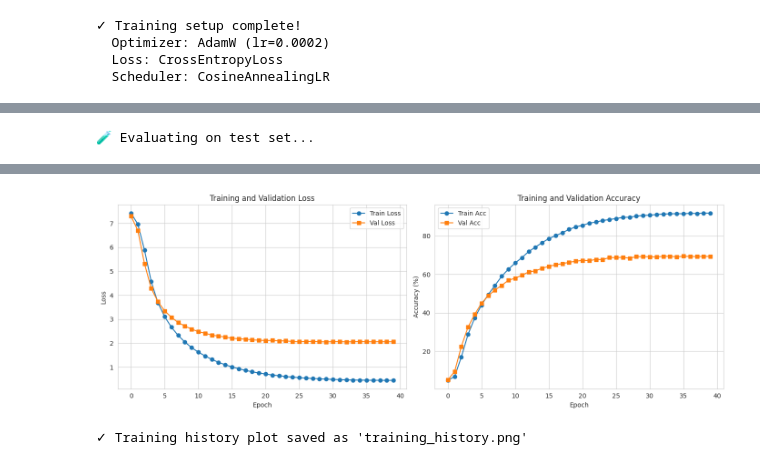
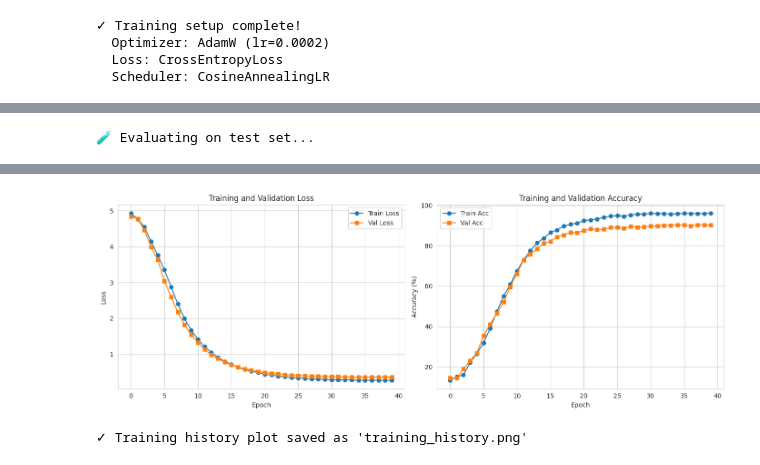
Before and after one commit to BioMatt/lossers, a Jupyter notebook: MT_dna-bert-import.ipynb, the cells around one changed output, grey strips where cells are left out. Drawn from its saved outputs; the diff is of its cells as text; code cells hidden in the pictures.

Commit message:
trained model with cleaned data

```diff
--- a/MT_dna-bert-import.ipynb
+++ b/MT_dna-bert-import.ipynb
@@ -38,6 +38,6 @@ tokenizer = AutoTokenizer.from_pretrained("zhihan1996/DNABERT-2-117M", trust_rem
 model = AutoModel.from_config(config)
 # %%
 # Read in the new sequence data and run head to see the overall data structure
-data_in = pd.read_csv("data/sequence-wide.tsv", sep='\t')
+data_in = pd.read_csv("data/sequence-cleaner.tsv", sep='\t')
 data_in.head
 # %% [output]
@@ -516,7 +516,7 @@ for epoch in range(NUM_EPOCHS):
     # Save best model
     if val_acc > best_val_acc:
         best_val_acc = val_acc
-        torch.save(classification_model.state_dict(), 'best_model.pt')
+        torch.save(classification_model.state_dict(), 'best_model_cleanerfile.pt')
         print(f"  ✓ New best model saved! (Val Acc: {val_acc * 100:.2f}%)")
 
 print("\n" + "=" * 60)
@@ -611,7 +610,7 @@ Epoch 12/40
 # %%
 # Final Evaluation on Test Set
 print("\n🧪 Evaluating on test set...")
-classification_model.load_state_dict(torch.load('best_model.pt'))
+classification_model.load_state_dict(torch.load('best_model_cleanerfile.pt'))
 test_loss, test_acc = evaluate(classification_model, test_loader, loss_fn, device)
 
 print(f"\n📈 Final Test Results:")
@@ -652,4 +651,4 @@ print("\n✓ Training history plot saved as 'training_history.png'")
-[figure, old version]
+[figure, new version]
 ✓ Training history plot saved as 'training_history.png'
 # %%
 # Try loading the model
```
Also changed, not shown: parts of 10 cells of this notebook, 1 other file.
